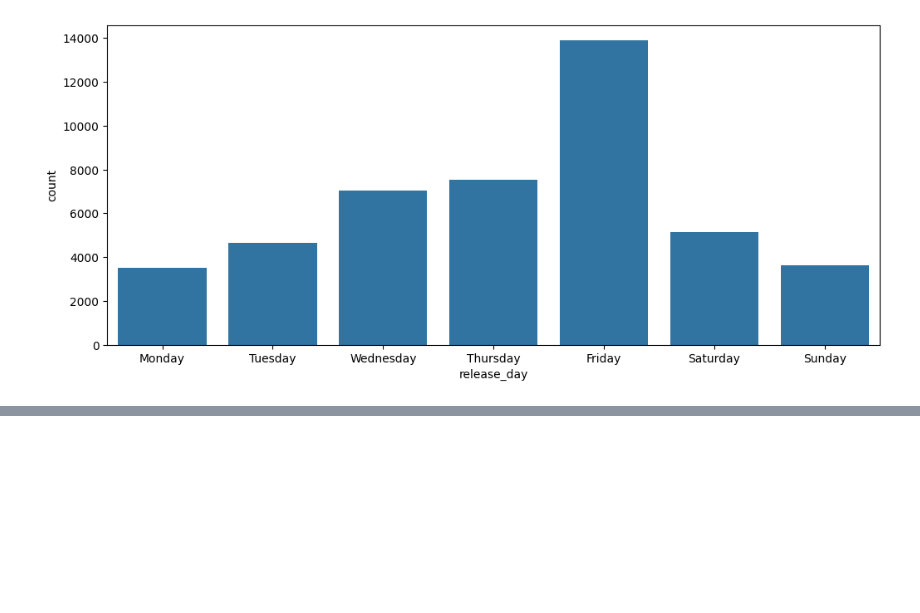
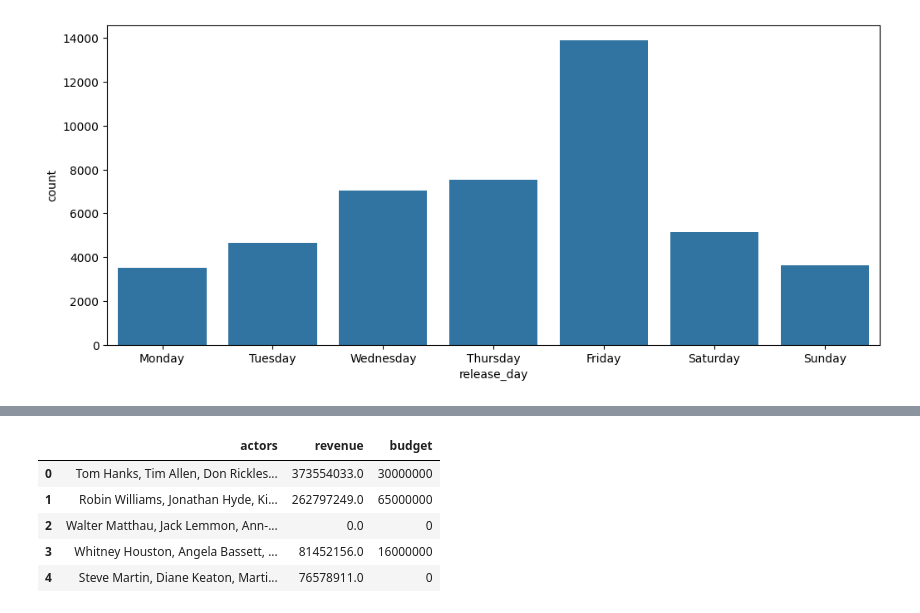
Before and after one commit to AleksandrMac/learning, a Jupyter notebook: ai/hw/7_3_Домашняя_работа.ipynb, the cells around one changed output, grey strips where cells are left out. Cells and saved outputs as stored; diff of their text form; code cells hidden in the pictures; blank space fills up the shorter version.

```diff
--- a/ai/hw/7_3_Домашняя_работа.ipynb
+++ b/ai/hw/7_3_Домашняя_работа.ipynb
@@ -132,0 +165,10 @@ Saturday
+# %%
+df_actors = df_merge[['actors', 'revenue', 'budget']]
+df_actors.head()
+# %% [output]
+|  | actors | revenue | budget |
+| 0 | Tom Hanks, Tim Allen, Don Rickles... | 373554033.0 | 30000000 |
+| 1 | Robin Williams, Jonathan Hyde, Ki... | 262797249.0 | 65000000 |
+| 2 | Walter Matthau, Jack Lemmon, Ann-... | 0.0 | 0 |
+| 3 | Whitney Houston, Angela Bassett, ... | 81452156.0 | 16000000 |
+| 4 | Steve Martin, Diane Keaton, Marti... | 76578911.0 | 0 |
```
Also changed, not shown: parts of 8 cells of this notebook.
